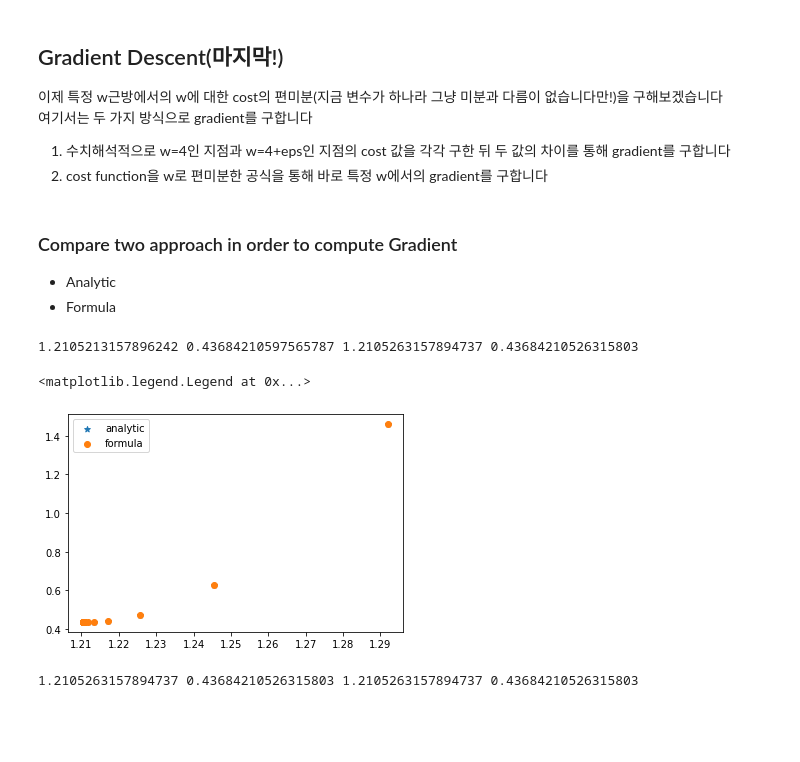
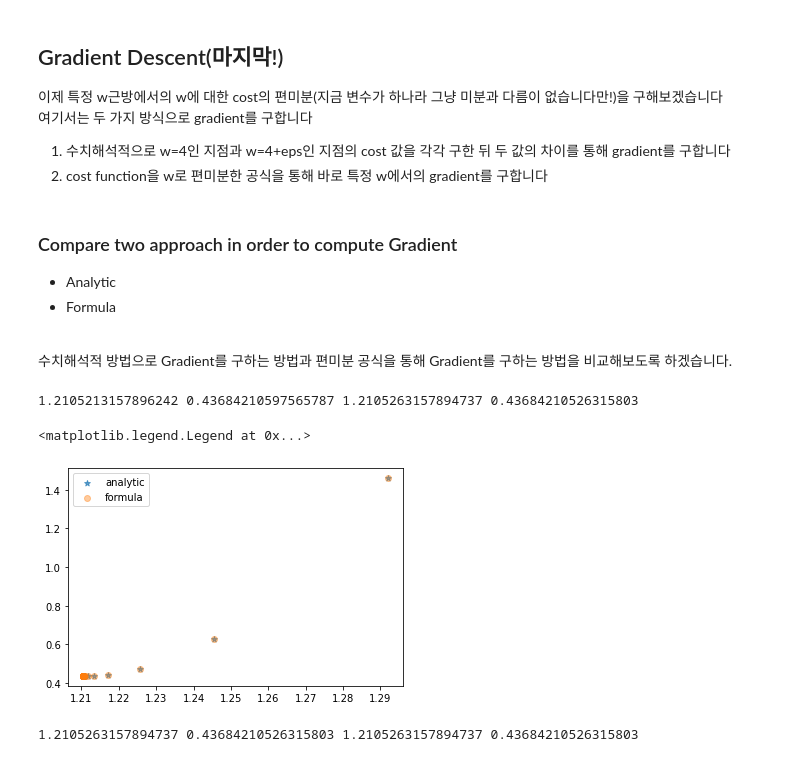
Before and after one commit to Steve-YJ/Exp-Standalone-DeepLearning, a Jupyter notebook: Code_Lec1_Linear_Regression.ipynb, the cells around one changed output. Drawn from its saved outputs; the diff is of its cells as text; code cells hidden in the pictures; blank space fills up the shorter version.

```diff
--- a/Code_Lec1_Linear_Regression.ipynb
+++ b/Code_Lec1_Linear_Regression.ipynb
@@ -143,0 +151,4 @@ cost value with better code structure:  222.2
+# %%
+h = H(4)
+pred_y = [h.forward(X[i]) for i in range(len(X))]
+cost(h, X, Y) == better_cost(pred_y, Y)
@@ -192,6 +200,10 @@ w가 0에서 2.5사이일 때 cost가 낮아지는 것을 확인할 수 있습
 ### Compare two approach in order to compute Gradient
 * Analytic
 * Formula
+<br><br>
+
+
+수치해석적 방법으로 Gradient를 구하는 방법과 편미분 공식을 통해 Gradient를 구하는 방법을 비교해보도록 하겠습니다.
 # %%
 def cal_grad(w, cost):  # 수치해석적으로 gradient를 근사해봅니다.
     h = H(w)
@@ -218,35 +230,35 @@ def cal_grad2(w, cost):  # 편미분한 공식에 바로 대입하여 gradient
 # %%
 # 두 방식을 이용해서 w = 1.4 라는 지점에서 모델을 각각 초기화한 뒤에 Gradient Descent Algorithm 을 통해 내려갔을 때 거의 같은 결과가 나오는지 확인해봅시다.
 w1 = 1.4
 w2 = 1.4
 lr = 0.01
 
 list_w1 = []
 list_c1 = []
 list_w2 = []
 list_c2 = []
 
 for i in range(100): # 총 100번의 Iteration(반복)을 통해서 학습을 진행해봅시다.
     grad, mean_cost = cal_grad(w1, cost)
     grad2, mean_cost2 = cal_grad2(w2, cost)
 
     w1 -= lr * grad
     w2 -= lr * grad2
     list_w1.append(w1)
     list_w2.append(w2)
     list_c1.append(mean_cost)
     list_c2.append(mean_cost2)
 
 print(w1, mean_cost, w2, mean_cost2) # 100번의 학습이 끝난 뒤에 w1 과 w2 를 출력해보니 둘다 1.21 정도로 비슷한 값으로 수렴한 것을 확인할 수 있습니다.
 
-# 매 Iteration에서의 w 값과 cost 값을 그래프 상에 찍어보면 둘이 거의 정확하게 같은 지점을 통과하므로 초록색 동그라미가 파란색 별표를 가리네요
-plt.scatter(list_w1, list_c1, label='analytic', marker='*')
-plt.scatter(list_w2, list_c2, label='formula')
+# 매 Iteration에서의 w 값과 cost 값을 그래프 상에 찍어보면 둘이 거의 정확하게 같은 지점을 통과하므로 초록색 동그라미가 파란색 별표를 가립니다.
+plt.scatter(list_w1, list_c1, label='analytic', marker='*', alpha=0.7)
+plt.scatter(list_w2, list_c2, label='formula', alpha=0.4)
 plt.legend()
 # %% [output]
 1.2105213157896242 0.43684210597565787 1.2105263157894737 0.43684210526315803
 <matplotlib.legend.Legend at 0x...>
-[figure, old version]
+[figure, new version]
 # %%
 # 편미분 공식을 활용해서 Gradient Descent를 진행하되 서로 다른 w 지점으로 초기화 되었을 때 학습 양상을 확인해봅시다
 w1 = 1.4
```
Also changed, not shown: parts of 7 cells of this notebook.
